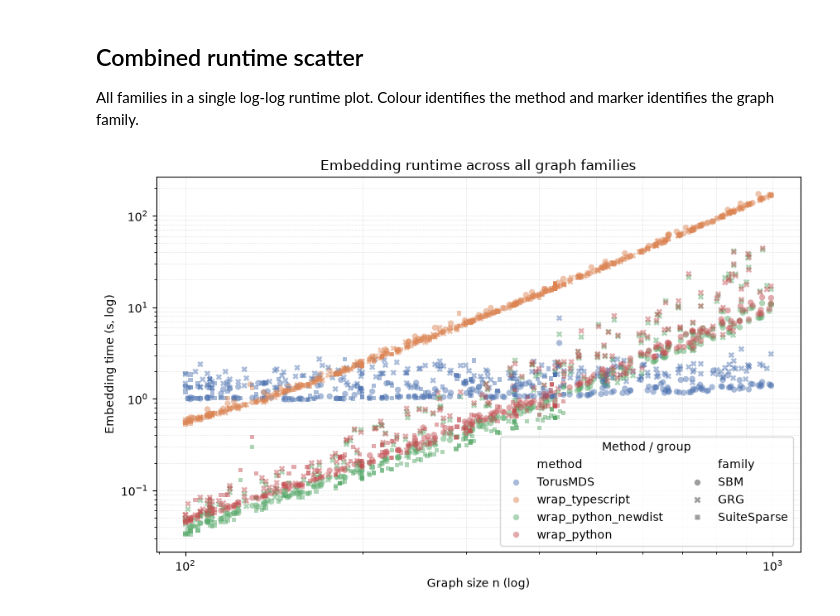
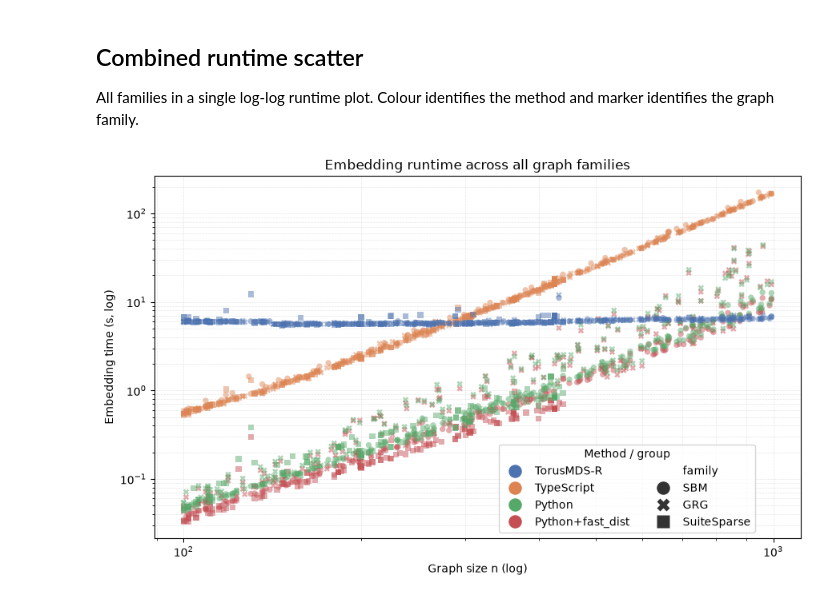
Before and after one commit to JacobLMiller/torus-mds, a Jupyter notebook: verification_experiments/results_wraps/wraps_results.ipynb, the cells around one changed output. Drawn from its saved outputs; the diff is of its cells as text; code cells hidden in the pictures.

Commit message:
update wrap variant results and figure notebooks

```diff
--- a/verification_experiments/results_wraps/wraps_results.ipynb
+++ b/verification_experiments/results_wraps/wraps_results.ipynb
@@ -21,14 +21,17 @@ FILES = {
     'GRG': 'grg_normalized_comparison.csv',
     'SuiteSparse': 'suitesparse_normalized_comparison.csv',
 }
-METHODS = ['TorusMDS', 'wrap_typescript', 'wrap_python_newdist', 'wrap_python']
+METHODS = [#'TorusMDS',
+           'TorusMDS_random_1x_scale2', 'wrap_typescript', 'wrap_python', 'wrap_python_newdist']
 METHOD_LABELS = {
     'TorusMDS': 'TorusMDS',
-    'wrap_typescript': 'wrap (TypeScript)',
-    'wrap_python_newdist': 'wrap (Python, new distance)',
-    'wrap_python': 'wrap (Python)',
+    'TorusMDS_random_1x_scale2': 'TorusMDS-R',
+    'wrap_typescript': 'TypeScript',
+    'wrap_python': 'Python',
+    'wrap_python_newdist': 'Python+fast_dist',
 }
 COLORS = dict(zip(METHODS, ['#4C72B0', '#DD8452', '#55A868', '#C44E52']))
+FAMILY_MARKERS = {'SBM': 'o', 'GRG': 'X', 'SuiteSparse': 's'}
 
 frames = []
 for family, filename in FILES.items():
@@ -303,32 +301,52 @@ All families in a single log-log runtime plot. Colour identifies the method and
 # %%
 def plot_runtime_scatter(family=None, facet=None, save=True):
     """Plot runtime vs n for one family or every family; colour = method, marker = family/facet."""
     plot_data = datasets.loc[datasets.method.isin(METHODS)].copy()
     if family is not None:
         plot_data = plot_data.loc[plot_data.family.eq(family)]
     style = facet if facet is not None else ('family' if family is None else None)
 
-    fig, ax = plt.subplots(figsize=(9, 5.5))
-    sns.scatterplot(
+    scatter_kwargs = dict(
         data=plot_data, x='n', y='t_embed', hue='method', style=style,
         hue_order=METHODS, palette=COLORS, s=28, alpha=0.48,
-        edgecolor='none', ax=ax,
+        edgecolor='none',
     )
+    if style == 'family':
+        scatter_kwargs['markers'] = FAMILY_MARKERS
+
+    fig, ax = plt.subplots(figsize=(9, 5.5))
+    sns.scatterplot(**scatter_kwargs, ax=ax)
     ax.set_xscale('log')
     ax.set_yscale('log')
     ax.set_xlabel('Graph size n (log)')
     ax.set_ylabel('Embedding time (s, log)')
     title = 'Embedding runtime across all graph families' if family is None else f'{family}: embedding runtime'
     ax.set_title(title)
     ax.grid(which='both', linestyle='--', alpha=0.32)
-    ax.legend(title='Method / group' if style else 'Method', bbox_to_anchor=(0.525, 0.0), loc='lower left', ncols=2)
+
+    if False:
+        handles, labels = ax.get_legend_handles_labels()
+        labels = [METHOD_LABELS.get(label, label) for label in labels]
+    else:
+        handles, labels = ax.get_legend_handles_labels()
+        legend_entries = [
+            (handle, METHOD_LABELS.get(label, label))
+            for handle, label in zip(handles, labels)
+            if label not in {'method', 'graph_class'}
+        ]
+        for handle, label in legend_entries:
+            handle.set_markersize(handle.get_markersize() * 1.25)
+            handle.set_alpha(1)
+        handles, labels = zip(*legend_entries)
+    ax.legend(handles, labels, title='Method / group' if style else 'Method',
+              bbox_to_anchor=(0.525, 0.0), loc='lower left', ncols=2)
     fig.tight_layout()
     if save:
         name = 'all_wraps_runtime_scatter.png' if family is None else f'{family.lower()}_wraps_runtime_scatter.png'
         fig.savefig(RESULTS_DIR / name, dpi=160, bbox_inches='tight')
     return fig, ax
 
 fig, ax = plot_runtime_scatter()
 plt.show()
 # %% [output]
-[figure, old version]
+[figure, new version]
```
Also changed, not shown: parts of 10 cells of this notebook, 4 other files.
